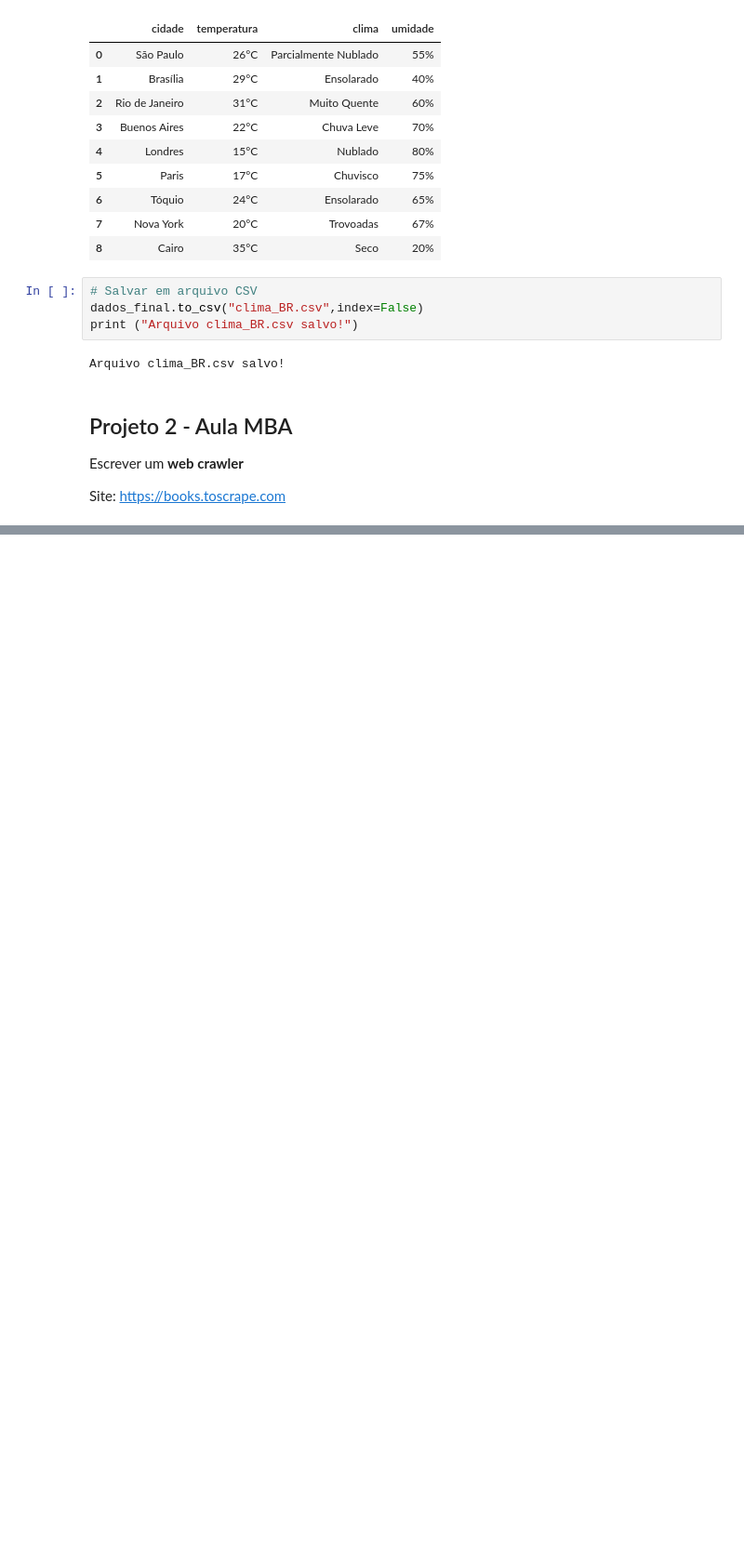
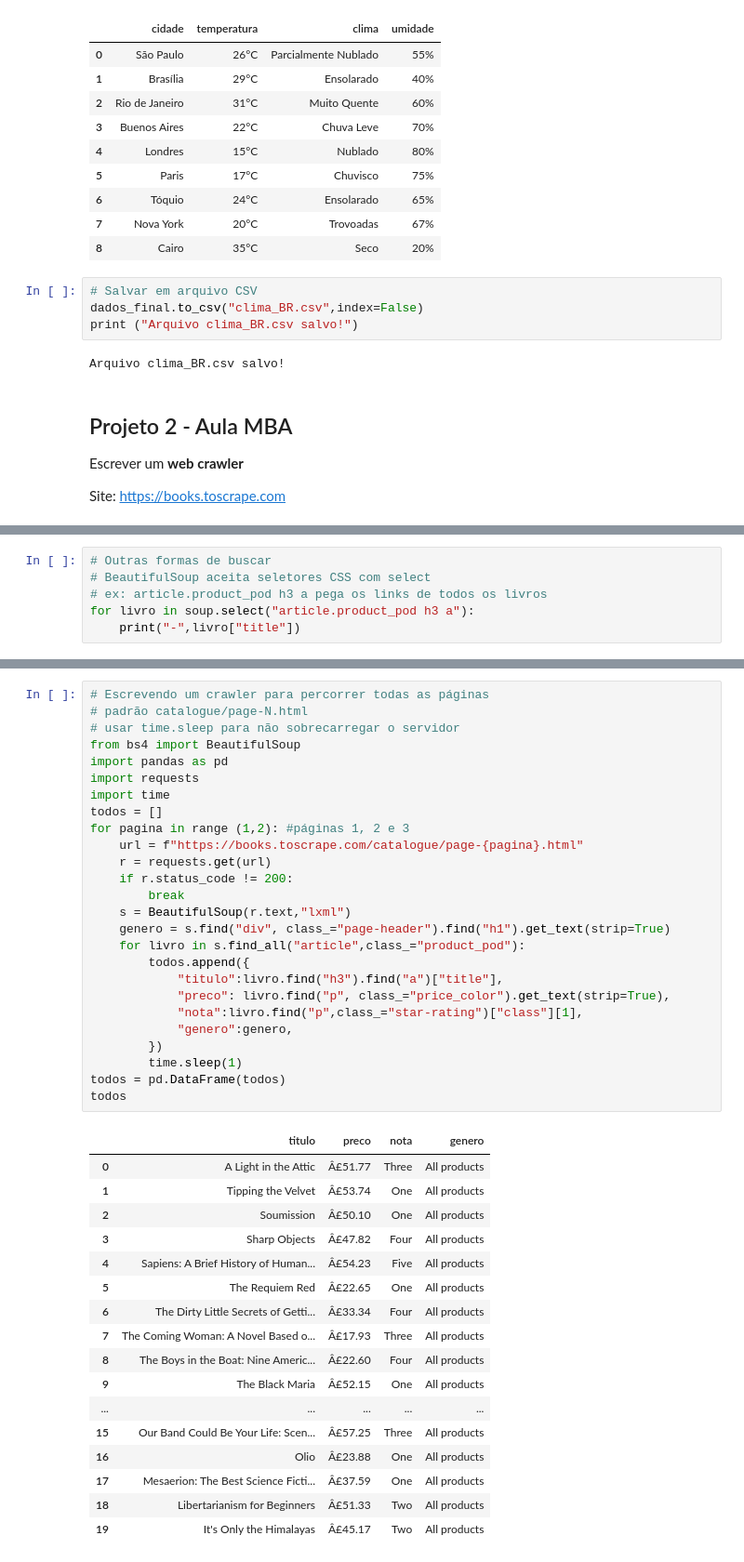
Before and after one commit to blsribeiro83/mba-data-science, a Jupyter notebook: 04-crawlers_web_scraping/data_scraping.ipynb, the cells around one changed output, grey strips where cells are left out. Shown at 93% size. Saved outputs shown, nothing was run; the diff lists cells and outputs as text; blank space fills up the shorter version.

Commit message:
udpate crawlers folder

```diff
--- a/04-crawlers_web_scraping/data_scraping.ipynb
+++ b/04-crawlers_web_scraping/data_scraping.ipynb
@@ -691,0 +767,6 @@ Status code is: 200
+# %%
+# Outras formas de buscar
+# BeautifulSoup aceita seletores CSS com select
+# ex: article.product_pod h3 a pega os links de todos os livros
+for livro in soup.select("article.product_pod h3 a"):
+    print("-",livro["title"])
@@ -691,0 +794,44 @@ Status code is: 200
+# %%
+# Escrevendo um crawler para percorrer todas as páginas
+# padrão catalogue/page-N.html
+# usar time.sleep para não sobrecarregar o servidor
+from bs4 import BeautifulSoup
+import pandas as pd
+import requests
+import time
+todos = []
+for pagina in range (1,2): #páginas 1, 2 e 3
+    url = f"https://books.toscrape.com/catalogue/page-{pagina}.html"
+    r = requests.get(url)
+    if r.status_code != 200:
+        break
+    s = BeautifulSoup(r.text,"lxml")
+    genero = s.find("div", class_="page-header").find("h1").get_text(strip=True)
+    for livro in s.find_all("article",class_="product_pod"):
+        todos.append({
+            "titulo":livro.find("h3").find("a")["title"],
+            "preco": livro.find("p", class_="price_color").get_text(strip=True),
+            "nota":livro.find("p",class_="star-rating")["class"][1],
+            "genero":genero,
+        })
+        time.sleep(1)
+todos = pd.DataFrame(todos)
+todos
+# %% [output]
+|  | titulo | preco | nota | genero |
+| 0 | A Light in the Attic | Â£51.77 | Three | All products |
+| 1 | Tipping the Velvet | Â£53.74 | One | All products |
+| 2 | Soumission | Â£50.10 | One | All products |
+| 3 | Sharp Objects | Â£47.82 | Four | All products |
+| 4 | Sapiens: A Brief History of Human... | Â£54.23 | Five | All products |
+| 5 | The Requiem Red | Â£22.65 | One | All products |
+| 6 | The Dirty Little Secrets of Getti... | Â£33.34 | Four | All products |
+| 7 | The Coming Woman: A Novel Based o... | Â£17.93 | Three | All products |
+| 8 | The Boys in the Boat: Nine Americ... | Â£22.60 | Four | All products |
+| 9 | The Black Maria | Â£52.15 | One | All products |
+| ... | ... | ... | ... | ... |
+| 15 | Our Band Could Be Your Life: Scen... | Â£57.25 | Three | All products |
+| 16 | Olio | Â£23.88 | One | All products |
+| 17 | Mesaerion: The Best Science Ficti... | Â£37.59 | One | All products |
+| 18 | Libertarianism for Beginners | Â£51.33 | Two | All products |
+| 19 | It's Only the Himalayas | Â£45.17 | Two | All products |
```
Also changed, not shown: parts of 9 cells of this notebook, 4 other files.
